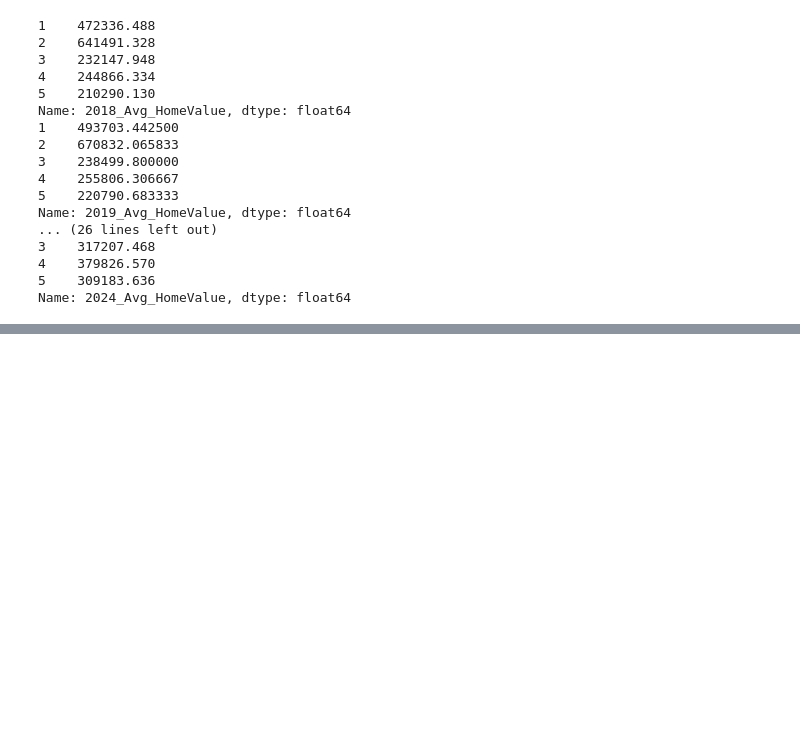
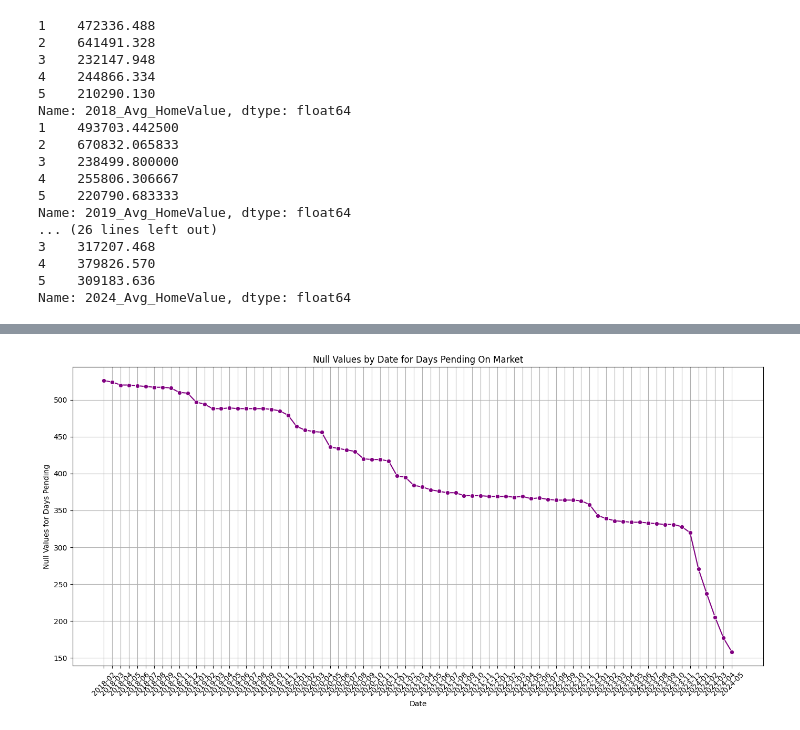
Before and after one commit to LindsClar/Capstone_2, a Jupyter notebook: Copy_of_Capstone_Two_Data_Wrangling.ipynb, the cells around one changed output, grey strips where cells are left out. Cells and saved outputs as stored; diff of their text form; code cells hidden in the pictures; blank space fills up the shorter version.

```diff
--- a/Copy_of_Capstone_Two_Data_Wrangling.ipynb
+++ b/Copy_of_Capstone_Two_Data_Wrangling.ipynb
@@ -320,0 +382,5 @@ Name: 2024_Avg_HomeValue, dtype: float64 2
+# %%
+#Organize so melted DF shows a column of month
+df_melt[['Month', 'Parameters']] = df_melt['Month_Parameters'].str.split('-', expand=True, n=1)
+df_melt.drop(columns = ['Month_Parameters'], inplace=True)
+df_melt.head()
@@ -320,0 +394,6 @@ Name: 2024_Avg_HomeValue, dtype: float64 2
+# %%
+# Privot table - I'm lost when it comes to the importance of pivot tables so I decieded to do the research and correct/Understand it.
+# data analysis tool that allows you to take columns of raw data from a pandas DataFrame, summarize them, and then analyze the summary data to reveal its insights.
+df_reorganized = df_melt.pivot_table(index=['RegionID', 'SizeRank', 'RegionName', 'StateName', 'Year', 'Month'],
+                                     columns='Parameters', values='Values').reset_index()
+df_reorganized.head()
@@ -320,0 +434,5 @@ Name: 2024_Avg_HomeValue, dtype: float64 2
+# %%
+#per the suggestion, I combined year and month. However, I'm attempt to figure out why
+df_reorganized['Year_Month'] = df_reorganized['Year'] + '-' + df_reorganized['Month']
+df_reorganized.set_index('Year_Month', inplace=True)
+df_reorganized.head(10)
@@ -320,0 +472,13 @@ Name: 2024_Avg_HomeValue, dtype: float64 2
+# %%
+# this one I wasn't sure as to why it needed to be done. Why do .copy() because I haven't
+#seen this syntax before.
+
+#definiton: copy() method returns a copy of the specified list
+new_df = df_reorganized.copy()
+
+#gather null values from column 'days pending' because day pending on the market is import
+#to me
+
+new_df['NullValues_DaysPending'] = new_df['DaysPending'].isnull().astype(int)
+null_values_by_date=new_df.groupby(new_df.index)['NullValues_DaysPending'].sum().reset_index()
+null_values_by_date
@@ -320,0 +499,14 @@ Name: 2024_Avg_HomeValue, dtype: float64 2
+# %%
+#plotting.  : Question: how do you decide figure size in plotting?
+plt.figure(figsize=(14, 7))
+sns.lineplot(data=null_values_by_date, x='Year_Month', y='NullValues_DaysPending', marker='o', color='purple')
+plt.title('Null Values by Date for Days Pending On Market')
+plt.xlabel('Date')
+plt.ylabel('Null Values for Days Pending')
+plt.grid(True)
+#how do you decide this?
+plt.xticks(rotation=45)
+plt.tight_layout()
+plt.show()
+# %% [output]
+[figure, added]
```
Also changed, not shown: parts of 18 cells of this notebook.
